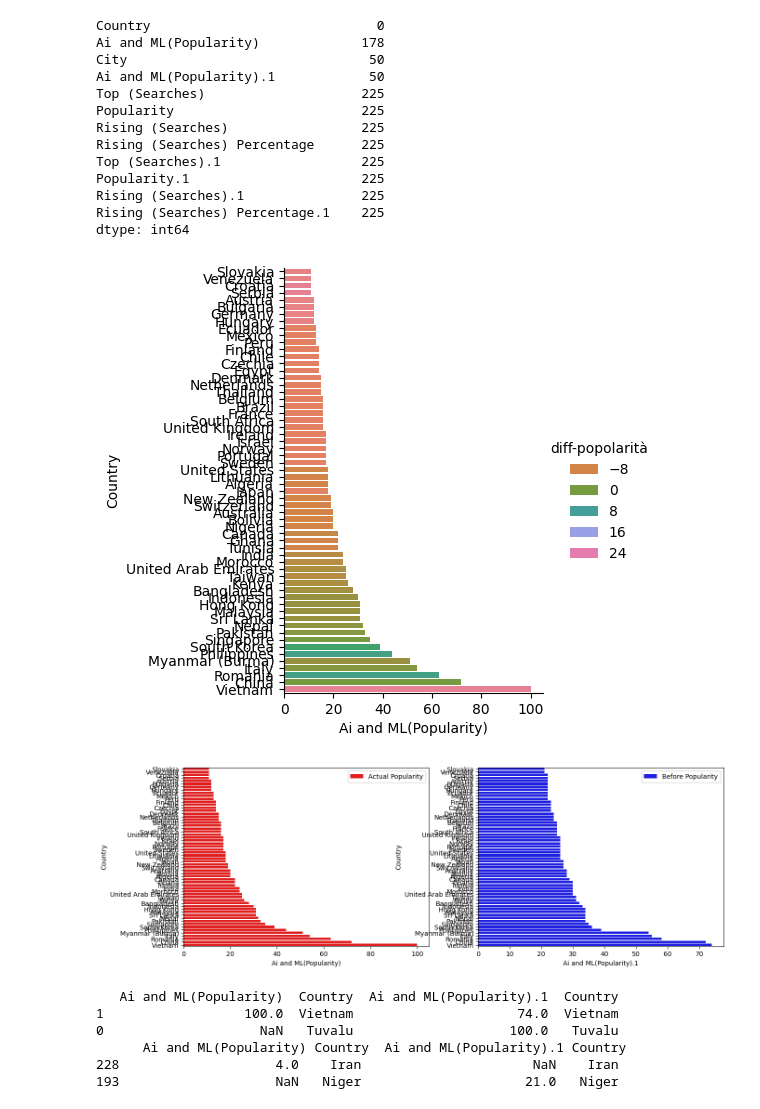
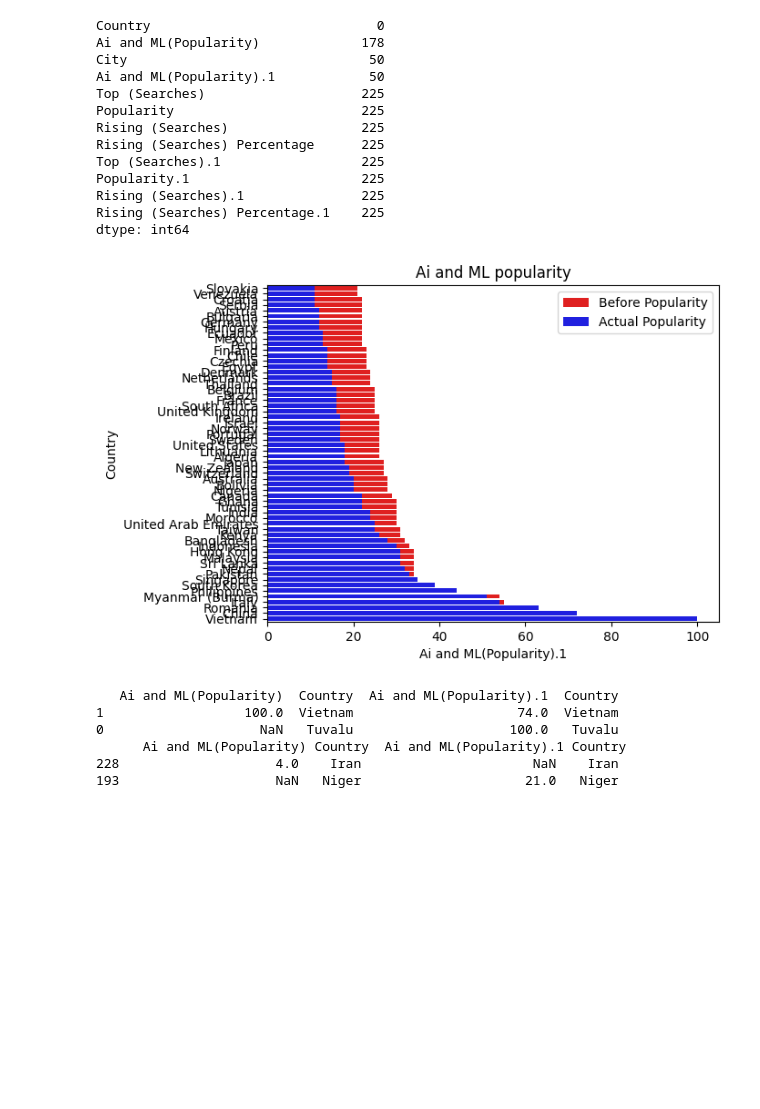
Before and after one commit to glo-code/alpopularity, a Jupyter notebook: job_board_scrapenscore.ipynb, the cells around one changed output. Saved outputs shown, nothing was run; the diff lists cells and outputs as text; code cells hidden in the pictures; blank space fills up the shorter version.

```diff
--- a/job_board_scrapenscore.ipynb
+++ b/job_board_scrapenscore.ipynb
@@ -45,28 +45,26 @@ dtype: int64
 # %%
 class Popolarità():
   #def __init__(self,colonna):
     #self.colonna=colonna
 
   def CalcoloPop(self):
     self.top=df[['Ai and ML(Popularity)','Country','Ai and ML(Popularity).1','Country']].iloc[df[['Ai and ML(Popularity)','Ai and ML(Popularity).1']].idxmax()]
     self.min=df[['Ai and ML(Popularity)','Country','Ai and ML(Popularity).1','Country']].iloc[df[['Ai and ML(Popularity)','Ai and ML(Popularity).1']].idxmin()]
     self.group=df.groupby(['Ai and ML(Popularity)','Ai and ML(Popularity).1'])['Country'].value_counts().reset_index().drop(columns='count',axis=1)
     self.group['diff-popolarità']=self.group['Ai and ML(Popularity)']-self.group['Ai and ML(Popularity).1']
-    sns.catplot(data=self.group,y='Country',x='Ai and ML(Popularity)',kind='bar',hue='diff-popolarità',palette='husl')
-    plt.show()
-    fig,ax=plt.subplots(1,2,figsize=(15,5))
-    sns.barplot(data=self.group,y='Country',x='Ai and ML(Popularity)',color='red',label='Actual Popularity',ax=ax[0])
-    sns.barplot(data=self.group,y='Country',x='Ai and ML(Popularity).1',color='blue',label='Before Popularity',ax=ax[1])
+    ax=plt.subplots()
+    ax=sns.barplot(data=self.group,y='Country',x='Ai and ML(Popularity).1',color='red',label='Before Popularity')
+    ax=sns.barplot(data=self.group,y='Country',x='Ai and ML(Popularity)',color='blue',label='Actual Popularity')
+    plt.title('Ai and ML popularity')
     plt.show()
     print(self.top,'\n',self.min,'\n')
 
 
 Popolarità=Popolarità()
 Popolarità.CalcoloPop()
 Popolarità.group
 # %% [output]
-[figure, old version]
+[figure, new version]
-[figure, removed]
    Ai and ML(Popularity)  Country  Ai and ML(Popularity).1  Country
 1                  100.0  Vietnam                     74.0  Vietnam
 0                    NaN   Tuvalu                    100.0   Tuvalu
```
